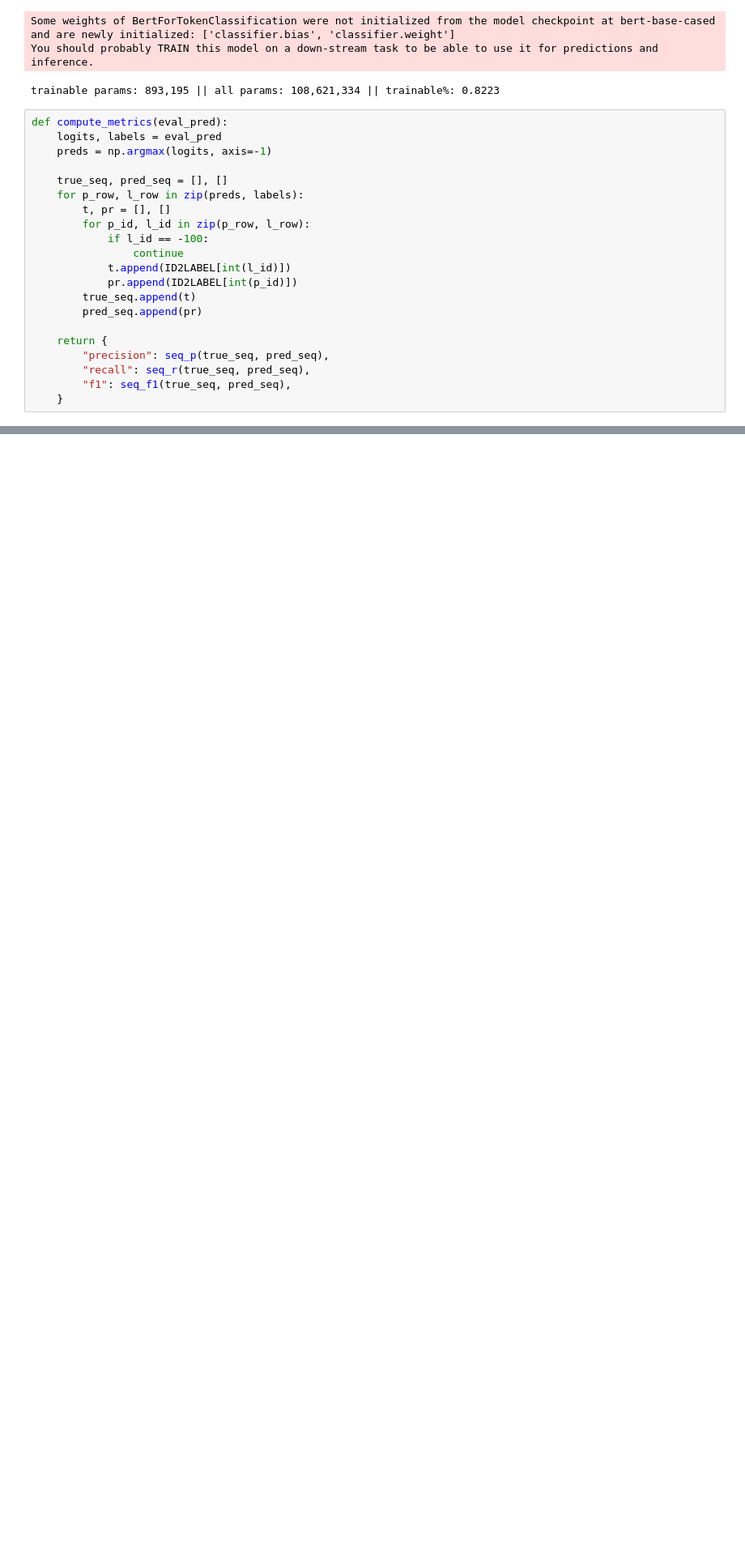
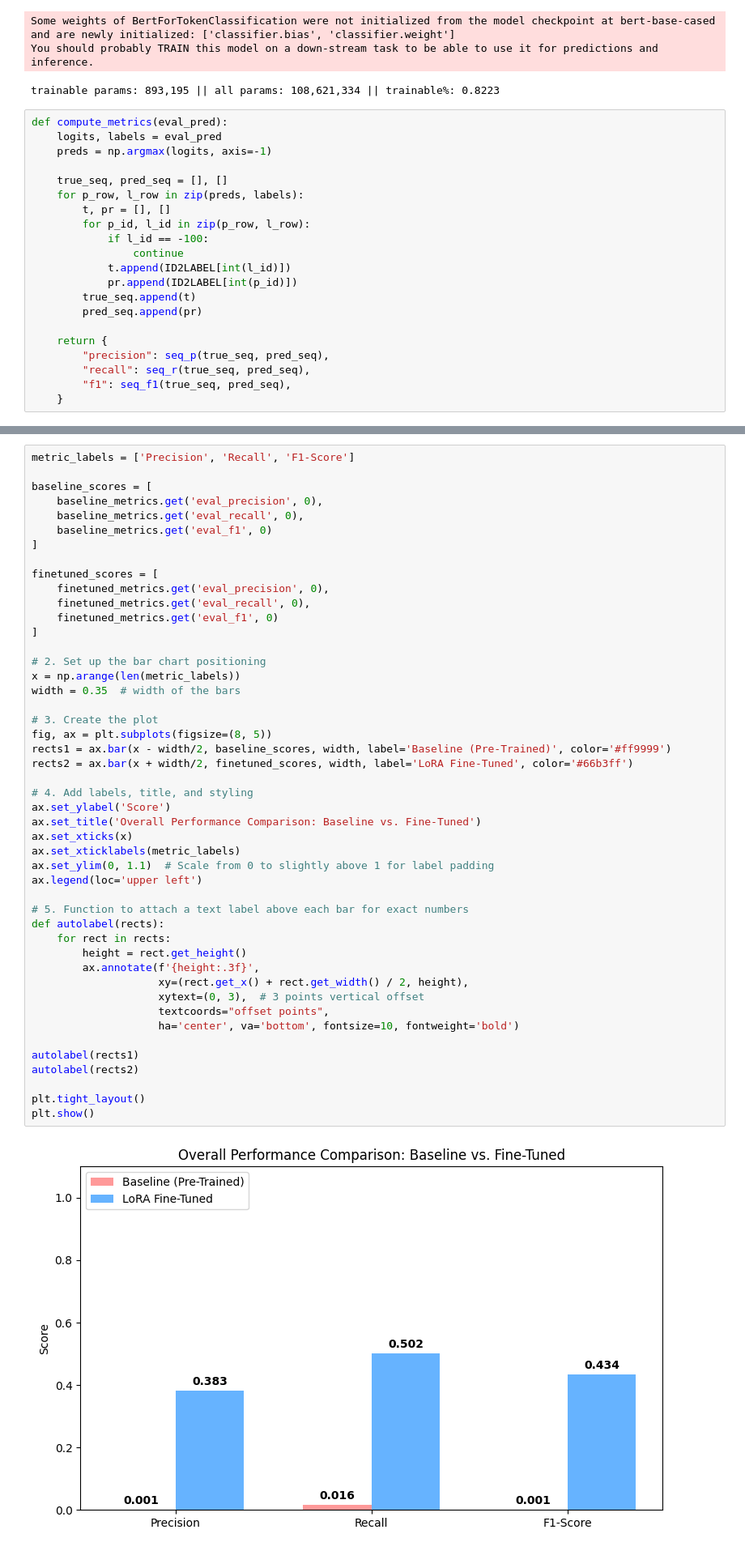
Before and after one commit to kerollosy/Cloud-Project, a Jupyter notebook: notebooks/ResumeExtraction.ipynb, the cells around one changed output, grey strips where cells are left out. Shown at 81% size. Saved outputs shown, nothing was run; the diff lists cells and outputs as text; blank space fills up the shorter version.

Commit message:
docs: add real evaluation metrics, graph and screenshots of the project

```diff
--- a/notebooks/ResumeExtraction.ipynb
+++ b/notebooks/ResumeExtraction.ipynb
@@ -476,4 +428,53 @@ FINE-TUNED test metrics: {'eval_loss': 0.18818919360637665, 'eval_model_preparat
    micro avg     0.3829    0.5019    0.4344       795
    macro avg     0.4362    0.5624    0.4903       795
 weighted avg     0.3836    0.5019    0.4337       795
+# %%
+metric_labels = ['Precision', 'Recall', 'F1-Score']
+
+baseline_scores = [
+    baseline_metrics.get('eval_precision', 0),
+    baseline_metrics.get('eval_recall', 0),
+    baseline_metrics.get('eval_f1', 0)
+]
+
+finetuned_scores = [
+    finetuned_metrics.get('eval_precision', 0),
+    finetuned_metrics.get('eval_recall', 0),
+    finetuned_metrics.get('eval_f1', 0)
+]
+
+# 2. Set up the bar chart positioning
+x = np.arange(len(metric_labels))
+width = 0.35  # width of the bars
+
+# 3. Create the plot
+fig, ax = plt.subplots(figsize=(8, 5))
+rects1 = ax.bar(x - width/2, baseline_scores, width, label='Baseline (Pre-Trained)', color='#ff9999')
+rects2 = ax.bar(x + width/2, finetuned_scores, width, label='LoRA Fine-Tuned', color='#66b3ff')
+
+# 4. Add labels, title, and styling
+ax.set_ylabel('Score')
+ax.set_title('Overall Performance Comparison: Baseline vs. Fine-Tuned')
+ax.set_xticks(x)
+ax.set_xticklabels(metric_labels)
+ax.set_ylim(0, 1.1)  # Scale from 0 to slightly above 1 for label padding
+ax.legend(loc='upper left')
+
+# 5. Function to attach a text label above each bar for exact numbers
+def autolabel(rects):
+    for rect in rects:
+        height = rect.get_height()
+        ax.annotate(f'{height:.3f}',
+                    xy=(rect.get_x() + rect.get_width() / 2, height),
+                    xytext=(0, 3),  # 3 points vertical offset
+                    textcoords="offset points",
+                    ha='center', va='bottom', fontsize=10, fontweight='bold')
+
+autolabel(rects1)
+autolabel(rects2)
+
+plt.tight_layout()
+plt.show()
+# %% [output]
+[figure, added]
 # %%
```
Also changed, not shown: parts of 14 cells of this notebook, 9 other files.
